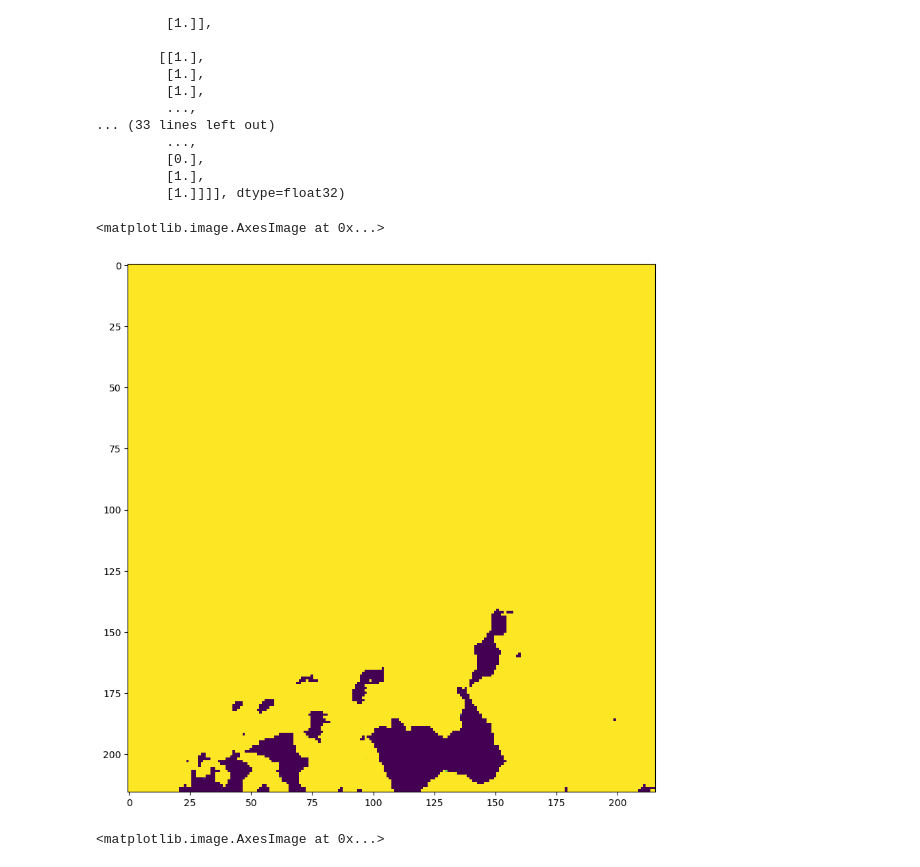
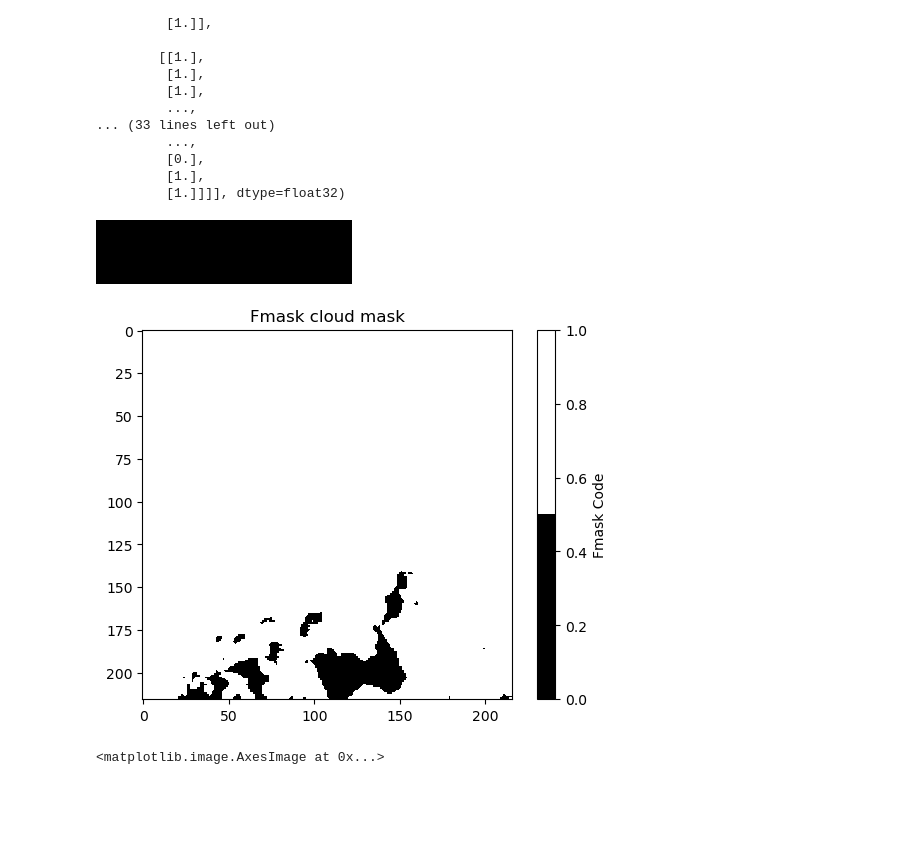
Before and after one commit to GebTorte/RS-Net, a Jupyter notebook: notebooks/sis_RunModelOnMODIS.ipynb, the cells around one changed output. Saved outputs shown, nothing was run; the diff lists cells and outputs as text; code cells hidden in the pictures; blank space fills up the shorter version.

Commit message:
run fmask on modis data, compare to unet prediction

```diff
--- a/notebooks/sis_RunModelOnMODIS.ipynb
+++ b/notebooks/sis_RunModelOnMODIS.ipynb
@@ -149,13 +147,27 @@ array([[[[1.],
          [0.],
          [1.],
          [1.]]]], dtype=float32)
+# %%
+from matplotlib.colors import ListedColormap
+
+# 1. == cloud
+# 0 == else
+
+unet_color_code = {1.0 : "white", 0.0: "black"}
+unet_cmap = ListedColormap([unet_color_code[i] for i in range(2)])
+# %%
+unet_cmap
+# %% [output]
+[figure, added]
 # %%
-fig, ax = plt.subplots(1,1, figsize=(10,10))
+#fig, ax = plt.subplots(1,1, figsize=(10,10))
 
-ax.imshow(res[0])
+plt.imshow(res[0], cmap=unet_cmap)
+plt.colorbar(label="Fmask Code")
+plt.title("Fmask cloud mask")
+plt.show()
 # %% [output]
-<matplotlib.image.AxesImage at 0x...>
-[figure, old version]
+[figure, new version]
 # %%
 def np_3D_array_to_tiff(output_path, np_array, projection, geo_transform, no_data_value=15):
     """
```
Also changed, not shown: parts of 22 cells of this notebook, 3 other files.
